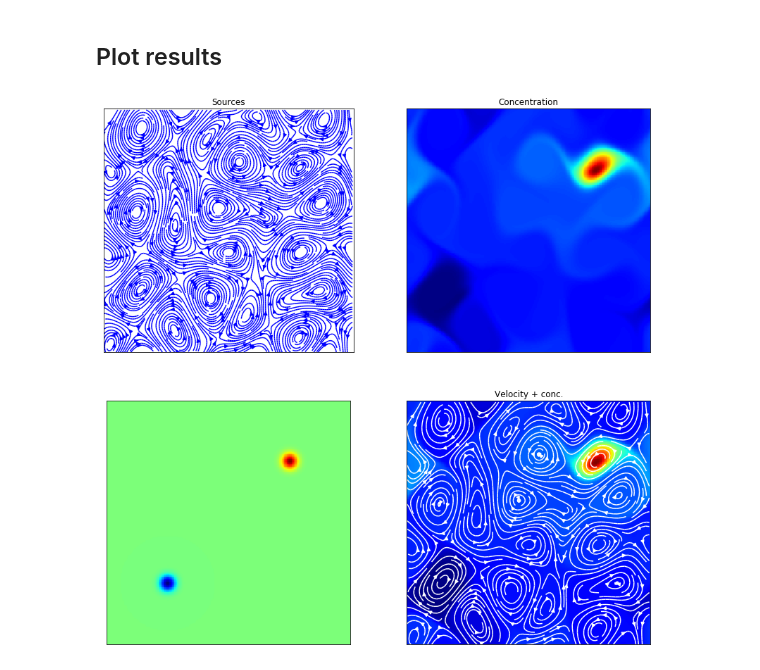
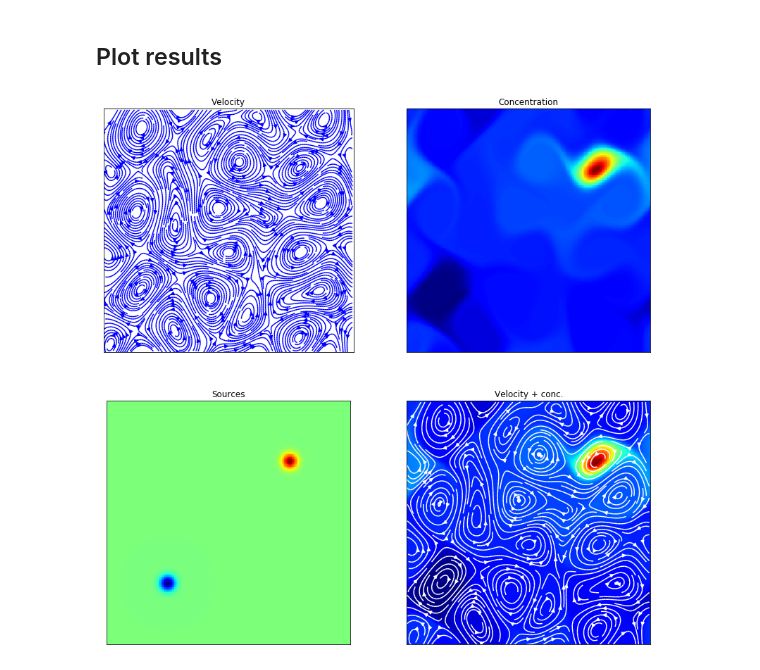
Before and after one commit to yohai/advection-diffusion, a Jupyter notebook: steady_plume.ipynb, the cells around one changed output. Saved outputs shown, nothing was run; the diff lists cells and outputs as text; code cells hidden in the pictures.

```diff
--- a/steady_plume.ipynb
+++ b/steady_plume.ipynb
@@ -141,24 +141,24 @@ Plot results
 # %%
 %matplotlib inline
 import matplotlib
 import matplotlib.pyplot as plt
 x,y=np.meshgrid(np.linspace(0,2*pi,N+1)[:-1],
                     np.linspace(0,2*pi,N+1)[:-1])
 fig , axs= plt.subplots(nrows=2,ncols=2,figsize=(14,14))
 axs[0,0].streamplot(N*x/(2*pi),N*y/(2*pi),u,v,color='b',density=4)
 axs[0,0].set_title('Velocity')
 axs[0,1].imshow(c,cmap=plt.get_cmap('jet'))
 axs[0,1].set_title('Concentration')
 axs[1,0].imshow(sources,cmap=plt.get_cmap('jet'))
-axs[0,0].set_title('Sources')
+axs[1,0].set_title('Sources')
 axs[1,1].imshow(c,cmap=plt.get_cmap('jet'))
 axs[1,1].streamplot(N*x/(2*pi),N*y/(2*pi),u,v,color='w',density=2)
 axs[1,1].set_title('Velocity + conc.')
 for ax in axs.flatten():
     ax.set_xlim([0,N])
     ax.set_ylim([0,N])
     ax.set_xticks([])
     ax.set_yticks([])
 plt.show()
 # %% [output]
-[figure, old version]
+[figure, new version]
```
